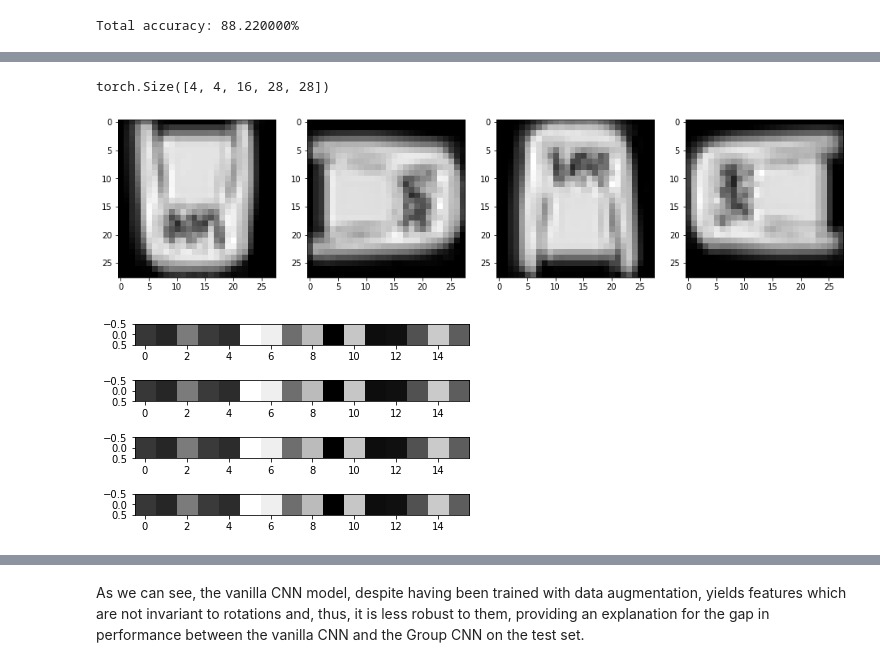
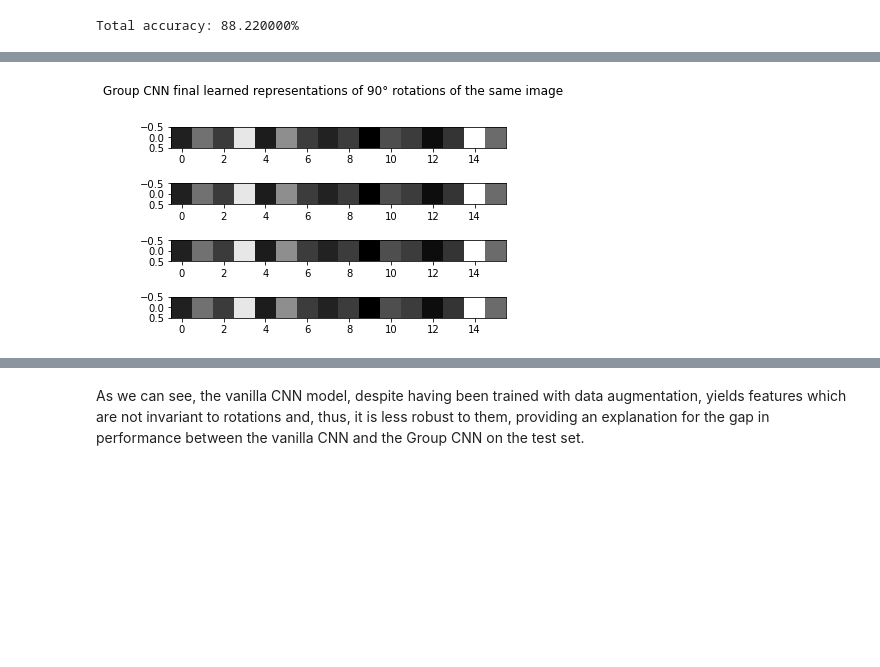
Before and after one commit to GabrieleSerussi/Group-Convolutional-Neural-Networks, a Jupyter notebook: notebook.ipynb, the cells around one changed output, grey strips where cells are left out. Saved outputs shown, nothing was run; the diff lists cells and outputs as text; code cells hidden in the pictures; blank space fills up the shorter version.

```diff
--- a/notebook.ipynb
+++ b/notebook.ipynb
@@ -92,34 +76,14 @@ plt.show()
-# %%
-lifted_examples = trainer.model.convs[0](examples)
-group_conv_examples = trainer.model.convs[2](lifted_examples)
-group_conv_examples = group_conv_examples.reshape(group_conv_examples.shape[0],
-4, trainer.model.hidden_channel_number, group_conv_examples.shape[2], group_conv_examples.shape[3])
-group_conv_examples.shape
-# %% [output]
-torch.Size([4, 4, 16, 28, 28])
-# %%
-# as we can see applying the group convolutional layer to the rotated images
-# results in a rotated representation, proving the equivariance of the layer
-channel = 0
-fig, axs = plt.subplots(1,group_conv_examples.shape[0], figsize=(16,16))
-for j in range(group_conv_examples.shape[0]):
-    axs[j].imshow((group_conv_examples[j,0,channel].detach().to(cpu).numpy()), cmap='gray')
-plt.show()
-# %% [output]
-[figure, removed]
 # %%
 projected_examples = trainer.model.convs(examples)
 projected_examples = projected_examples.reshape(projected_examples.shape[0],4,trainer.model.hidden_channel_number,
 projected_examples.shape[2], projected_examples.shape[3])
 projected_examples = projected_examples.mean(dim=[1, -2, -1])
-# %%
-# as we can see after the coarsening of the network obtained after the pooling
-# operation, the network yiedls the exact same representation for all the rotated images
-# proving the complete invariance of the network to rotations
-fig, axs = plt.subplots(len(CyclicGroup().elements()))
-for i in range(len(CyclicGroup().elements())):
-    axs[i].imshow(projected_examples[i, None].detach().to(cpu).numpy(), cmap='gray')
-plt.show()
-# %% [output]
-[figure, removed]
+# %%
+fig, axs = plt.subplots(GROUP_ORDER)
+for i in range(GROUP_ORDER):
+    axs[i].imshow(projected_examples[i, None].detach().to(cpu).numpy(), cmap='gray')
+plt.suptitle("Group CNN final learned representations of 90° rotations of the same image")
+plt.show()
+# %% [output]
+[figure, added]
 # %% [markdown]
```
Also changed, not shown: parts of 17 cells of this notebook, 8 other files.
